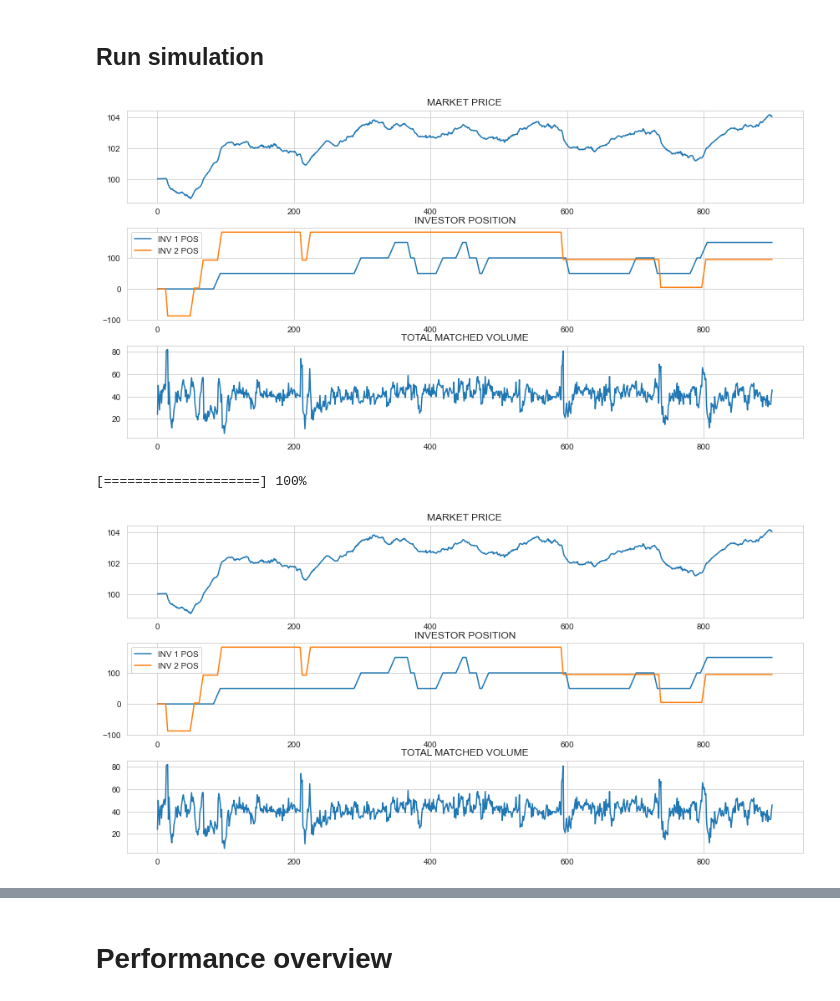
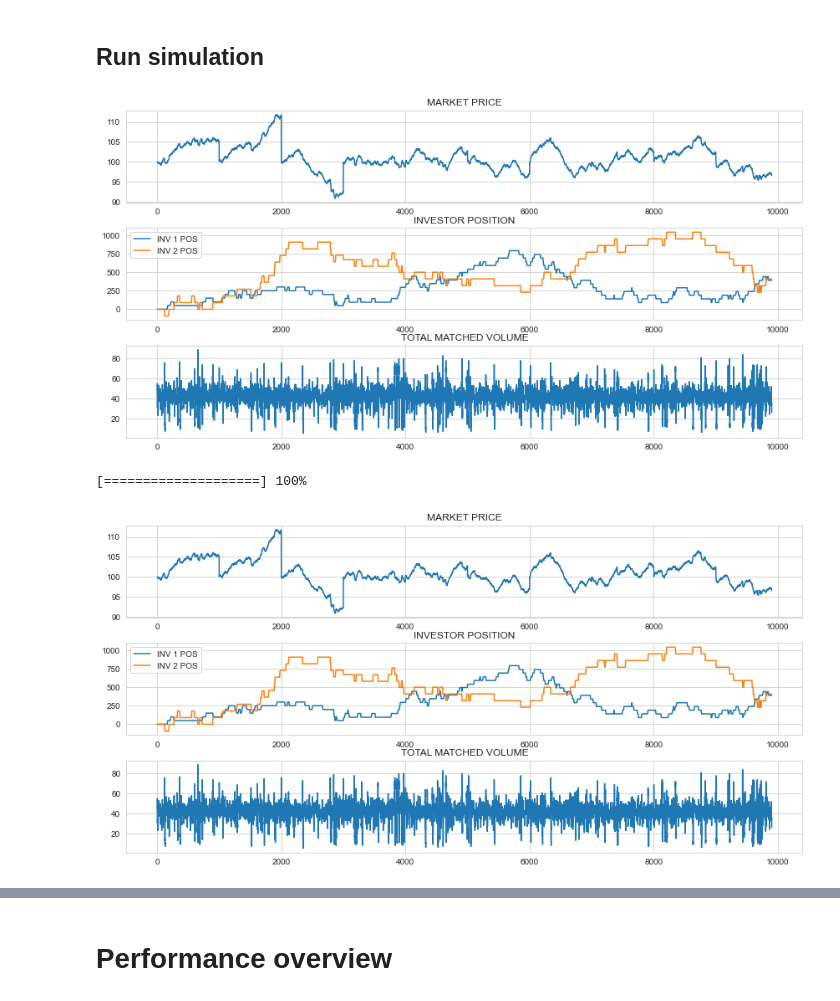
Before and after one commit to victoremil1996/rl_for_trading, a Jupyter notebook: notebooks/market_simulation_main.ipynb, the cells around one changed output, grey strips where cells are left out. Saved outputs shown, nothing was run; the diff lists cells and outputs as text; code cells hidden in the pictures.

```diff
--- a/notebooks/market_simulation_main.ipynb
+++ b/notebooks/market_simulation_main.ipynb
@@ -39,4 +39,4 @@ Initializations
 """
 pd.set_option('display.max_columns', None)  # or 1000
 pd.set_option('display.max_rows', None)
-sns.set_style("whitegrid")
+sns.set_theme("paper","whitegrid")
@@ -132,63 +138,70 @@ for j in range(n_agents):
 ## Run simulation
 # %%
 time_periods = 1000
+n_episodes = 10
 rl_profit = []
 market_prices = []
 inv1_pos = []
 inv2_pos = []
 market_volume = []
 fig, ax = plt.subplots(3, 1, figsize = (12, 6))
 fig.tight_layout()
+for _ in range(n_episodes):
+    env = MarketEnvironment(state0)
+    # Initialize agents
+    for j in range(n_agents):
+            agents[j].update(state0)
 
-for time in range(time_periods):
+    # START EPISODE
+    for time in range(time_periods):
 
-    agents, state = env.step(agents)
+        agents, state = env.step(agents)
 
-    for j in range(n_agents):
-        agents[j].update(state)
+        for j in range(n_agents):
+            agents[j].update(state)
 
 
-    ########################################
-    # PRINT RUNTIME
-    ########################################
+        ########################################
+        # PRINT RUNTIME
+        ########################################
 
-    j = (time + 1) / time_periods
-    sys.stdout.write('\r')
-    sys.stdout.write("[%-20s] %d%%" % ('='*int(20*j), 100*j))
-    sys.stdout.flush()
+        j = (time + 1) / time_periods
+        sys.stdout.write('\r')
+        sys.stdout.write("[%-20s] %d%%" % ('='*int(20*j), 100*j))
+        sys.stdout.flush()
 
-    #########################################
-    # UPDATE PLOTS
-    #########################################
+        #########################################
+        # UPDATE PLOTS
+        #########################################
 
-    inv1_pos.append(agents[0].position)
-    inv2_pos.append(agents[1].position)
-    market_volume.append(state["volume"])
-    market_prices.append(state["market_prices"][-1])
-    if time % 100 == 0:
-        clear_output()
-        ax[0].cla()
-        ax[0].plot(market_prices)
-        ax[0].set(title = "MARKET PRICE")
+        inv1_pos.append(agents[0].position)
+        inv2_pos.append(agents[1].position)
+        market_volume.append(state["volume"])
+        market_prices.append(state["market_prices"][-1])
+        if time % 100 == 0:
+            clear_output()
+            ax[0].cla()
+            ax[0].plot(market_prices)
+            ax[0].set(title = "MARKET PRICE")
 
-        ax[1].cla()
-        ax[1].set(title = "INVESTOR POSITION")
-        ax[1].plot(inv1_pos, label = "INV 1 POS")
-        ax[1].plot(inv2_pos, label = "INV 2 POS")
-        ax[1].legend()
+            ax[1].cla()
+            ax[1].set(title = "INVESTOR POSITION")
+            ax[1].plot(inv1_pos, label = "INV 1 POS")
+            ax[1].plot(inv2_pos, label = "INV 2 POS")
+            ax[1].legend()
 
-        ax[2].cla()
-        ax[2].set(title = "TOTAL MATCHED VOLUME")
-        ax[2].plot(market_volume)
+            ax[2].cla()
+            ax[2].set(title = "TOTAL MATCHED VOLUME")
+            ax[2].plot(market_volume)
 
-        display(fig)
+            display(fig)
 
 
 
 
 #save_state_space
 #agents[n_agents - 1].save_state_space()
 # %% [output]
-[figure, old version]
+[figure, new version]
 [====================] 100%
-[figure, old version]
+[figure, new version]
```
Also changed, not shown: parts of 8 cells of this notebook, 2 other files.
